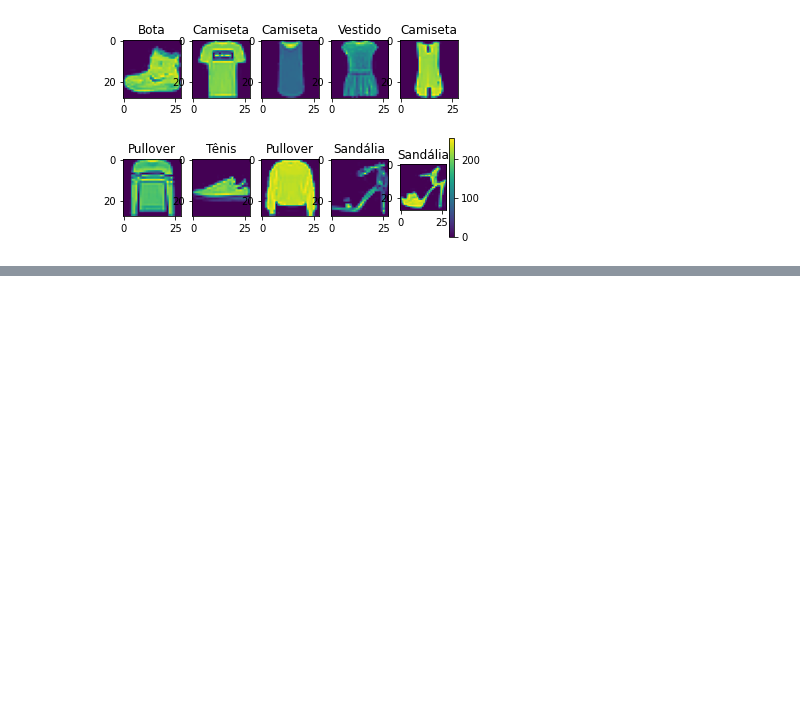
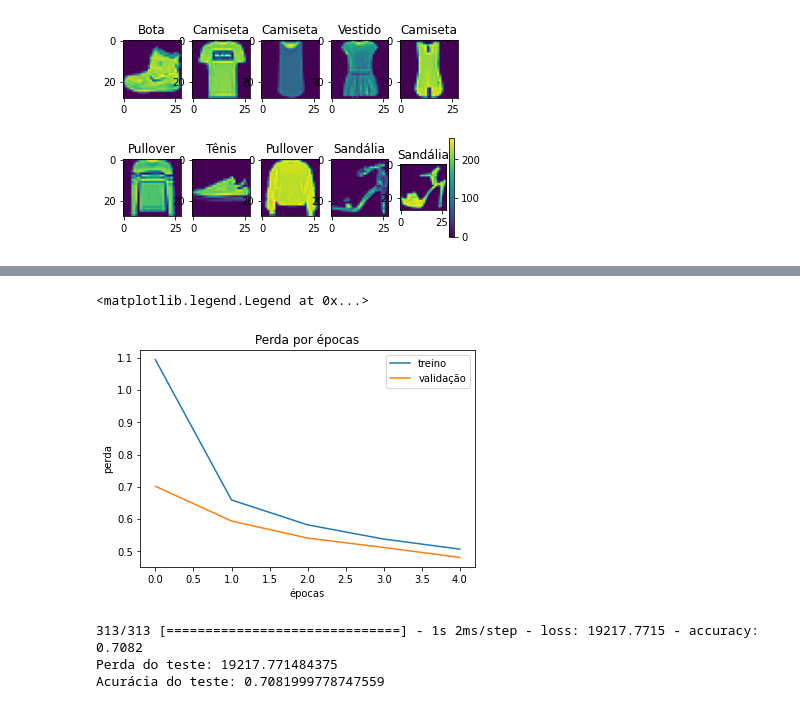
Before and after one commit to Maath-Lima/data-science-studies, a Jupyter notebook: classificacao_roupas.ipynb, the cells around one changed output, grey strips where cells are left out. Drawn from its saved outputs; the diff is of its cells as text; code cells hidden in the pictures; blank space fills up the shorter version.

```diff
--- a/classificacao_roupas.ipynb
+++ b/classificacao_roupas.ipynb
@@ -82,0 +97,24 @@ modelo.fit(imagens_treino, identificacoes_treino)
+# %%
+plt.plot(historico.history['loss'])
+plt.plot(historico.history['val_loss'])
+
+plt.title('Perda por épocas')
+
+plt.xlabel('épocas')
+plt.ylabel('perda')
+
+plt.legend(['treino', 'validação'])
+# %% [output]
+<matplotlib.legend.Legend at 0x...>
+[figure, added]
+# %%
+perde_teste, acuracia_teste = modelo.evaluate(imagens_teste, identificacoes_teste)
+
+print('Perda do teste:', perde_teste)
+print('Acurácia do teste:', acuracia_teste)
+
+testes_modelo_salvo = modelo_salvo.predict(imagens_teste)
+# %% [output]
+313/313 [==============================] - 1s 2ms/step - loss: 19217.7715 - accuracy: 0.7082
+Perda do teste: 19217.771484375
+Acurácia do teste: 0.7081999778747559
```
Also changed, not shown: parts of 5 cells of this notebook.
